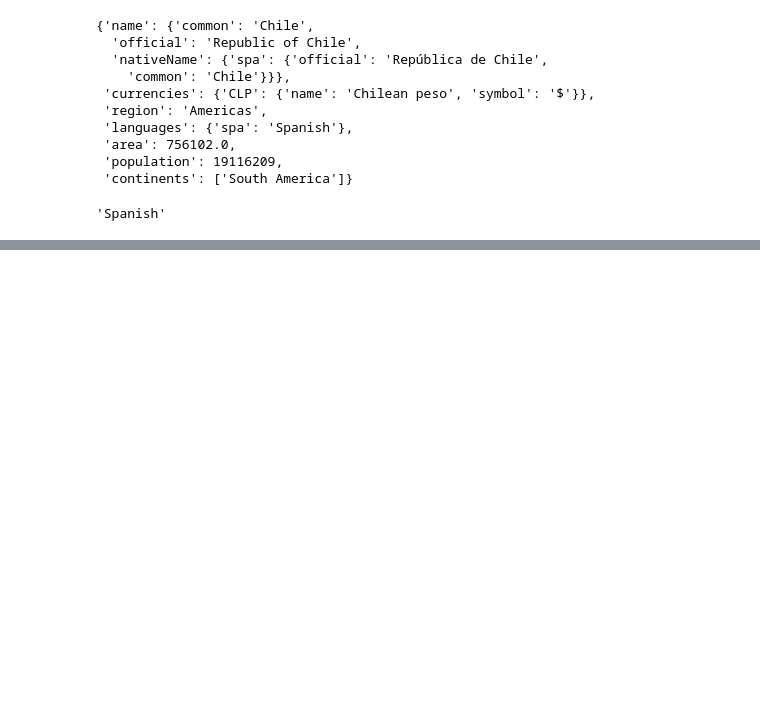
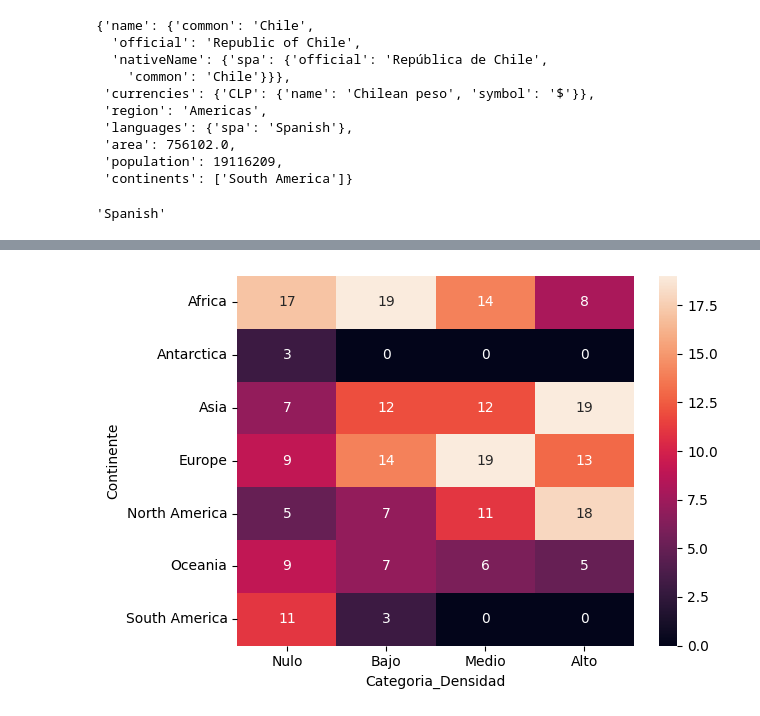
Before and after one commit to erickgnfi-dotcom/ETL-restcountries-API, a Jupyter notebook: ETL_restcountries_API.ipynb, the cells around one changed output, grey strips where cells are left out. Drawn from its saved outputs; the diff is of its cells as text; code cells hidden in the pictures; blank space fills up the shorter version.

```diff
--- a/ETL_restcountries_API.ipynb
+++ b/ETL_restcountries_API.ipynb
@@ -67,0 +165,10 @@ df.head()
+# %%
+df_pais=df[['Pais','Idiomas','Continente','Densidad_Poblacional','Area']]
+
+df_categoria_densidad = pd.cut(df['Densidad_Poblacional'], bins=[0, 30, 84, 225, float('inf')], labels=['Nulo', 'Bajo', 'Medio', 'Alto'])
+df_pais['Categoria_Densidad'] = df_categoria_densidad
+
+df_categoria_area = pd.cut(df['Area'], bins=[1195, 64929, 372726, float('inf')], labels=['Pequeño', 'Mediano', 'Grande'])
+df_pais['Categoria_Area'] = df_categoria_area
+
+df_pais
@@ -67,0 +211,6 @@ df.head()
+# %%
+df_heatmap = df_pais.pivot_table(index='Continente', columns='Categoria_Densidad', values='Pais', aggfunc='count')
+sns.heatmap(df_heatmap,annot=True)
+plt.show()
+# %% [output]
+[figure, added]
```
Also changed, not shown: parts of 14 cells of this notebook.
